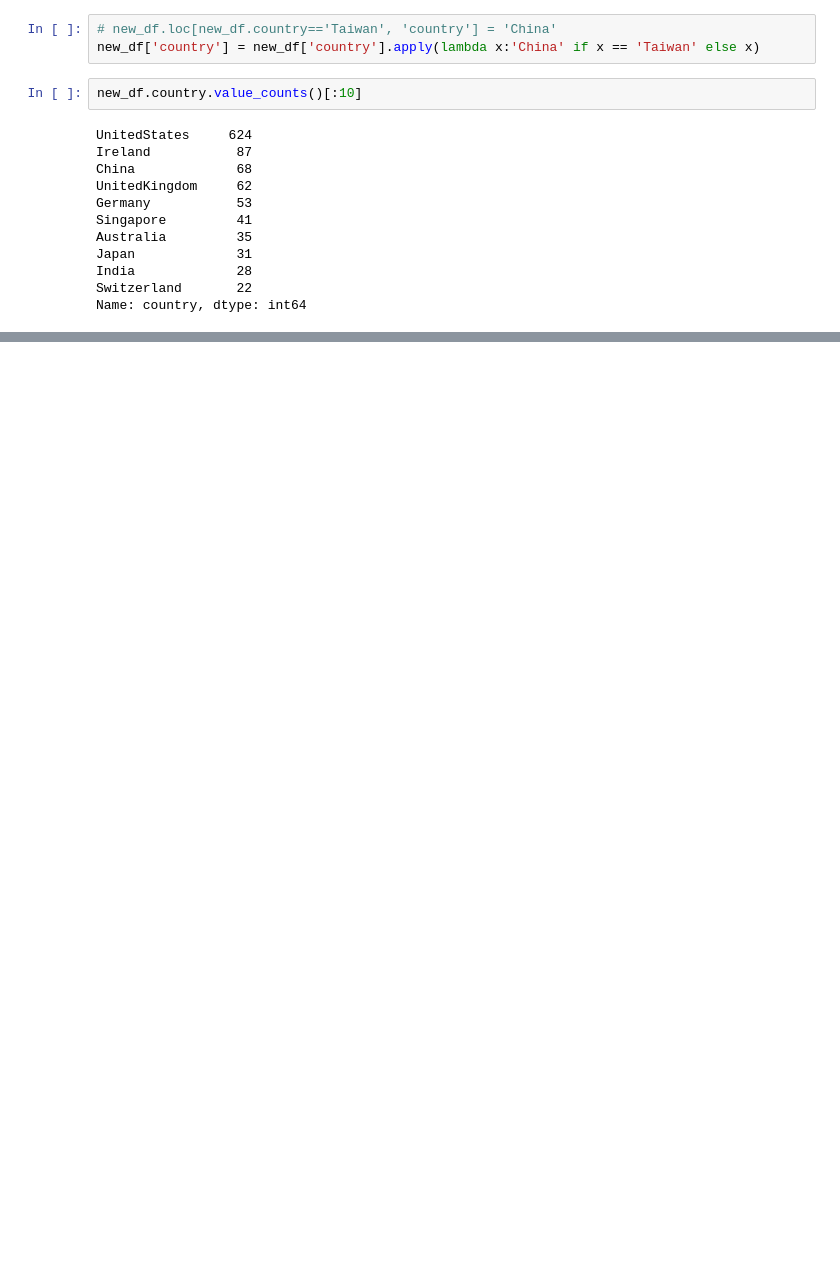
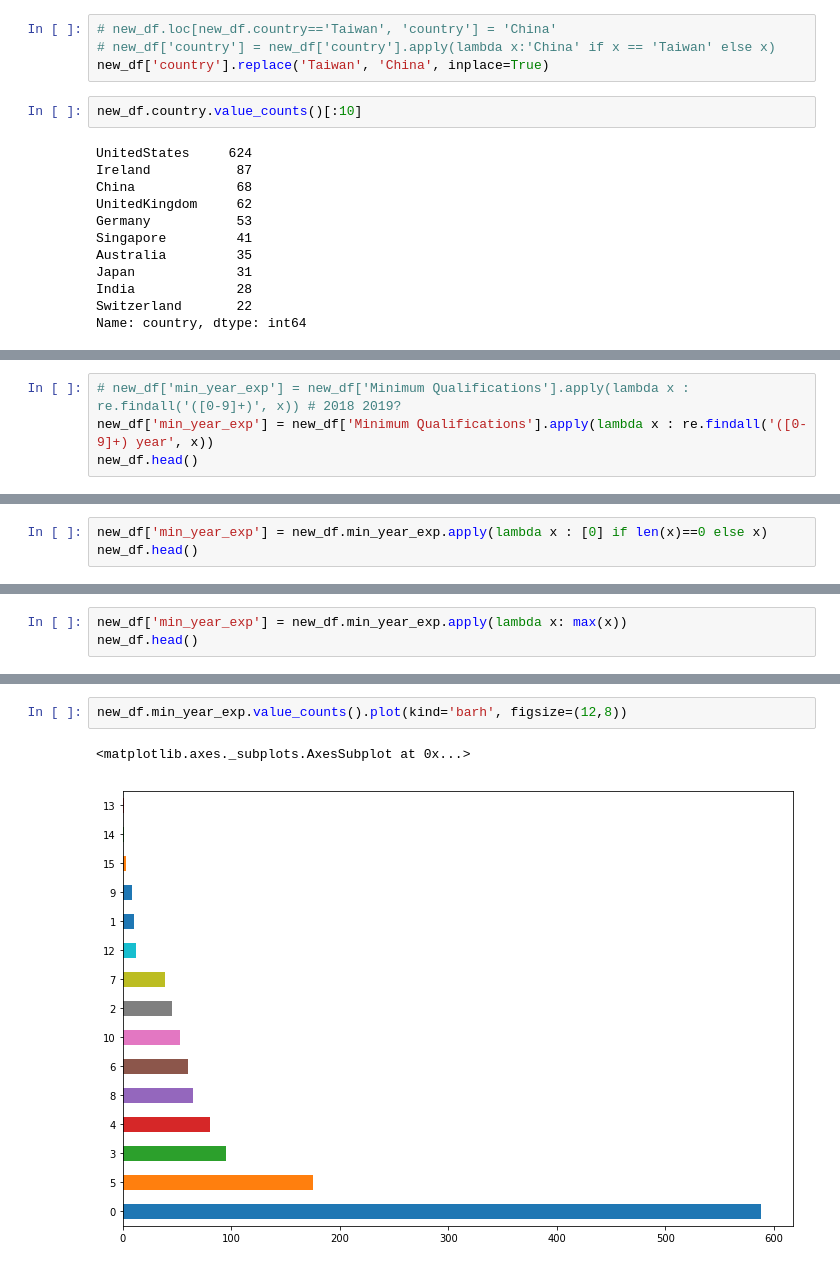
Before and after one commit to davidkorea/DATA_ANALYSIS, a Jupyter notebook: 9_Google_Job_Skills_Kaggle/Google_Job_Skills_Analysis.ipynb, the cells around one changed output, grey strips where cells are left out. Cells and saved outputs as stored; diff of their text form; blank space fills up the shorter version.

```diff
--- a/9_Google_Job_Skills_Kaggle/Google_Job_Skills_Analysis.ipynb
+++ b/9_Google_Job_Skills_Kaggle/Google_Job_Skills_Analysis.ipynb
@@ -193,6 +175,7 @@ new_df
 # %%
 # new_df.loc[new_df.country=='Taiwan', 'country'] = 'China'
-new_df['country'] = new_df['country'].apply(lambda x:'China' if x == 'Taiwan' else x)
+# new_df['country'] = new_df['country'].apply(lambda x:'China' if x == 'Taiwan' else x)
+new_df['country'].replace('Taiwan', 'China', inplace=True)
 # %%
 new_df.country.value_counts()[:10]
 # %% [output]
@@ -209,0 +197,4 @@ Name: country, dtype: int64
+# %%
+# new_df['min_year_exp'] = new_df['Minimum Qualifications'].apply(lambda x : re.findall('([0-9]+)', x)) # 2018 2019?
+new_df['min_year_exp'] = new_df['Minimum Qualifications'].apply(lambda x : re.findall('([0-9]+) year', x))
+new_df.head()
@@ -209,0 +208,3 @@ Name: country, dtype: int64
+# %%
+new_df['min_year_exp'] = new_df.min_year_exp.apply(lambda x : [0] if len(x)==0 else x)
+new_df.head()
@@ -209,0 +218,3 @@ Name: country, dtype: int64
+# %%
+new_df['min_year_exp'] = new_df.min_year_exp.apply(lambda x: max(x))
+new_df.head()
@@ -209,0 +228,5 @@ Name: country, dtype: int64
+# %%
+new_df.min_year_exp.value_counts().plot(kind='barh', figsize=(12,8))
+# %% [output]
+<matplotlib.axes._subplots.AxesSubplot at 0x...>
+[figure, added]
```
Also changed, not shown: parts of 37 cells of this notebook.
